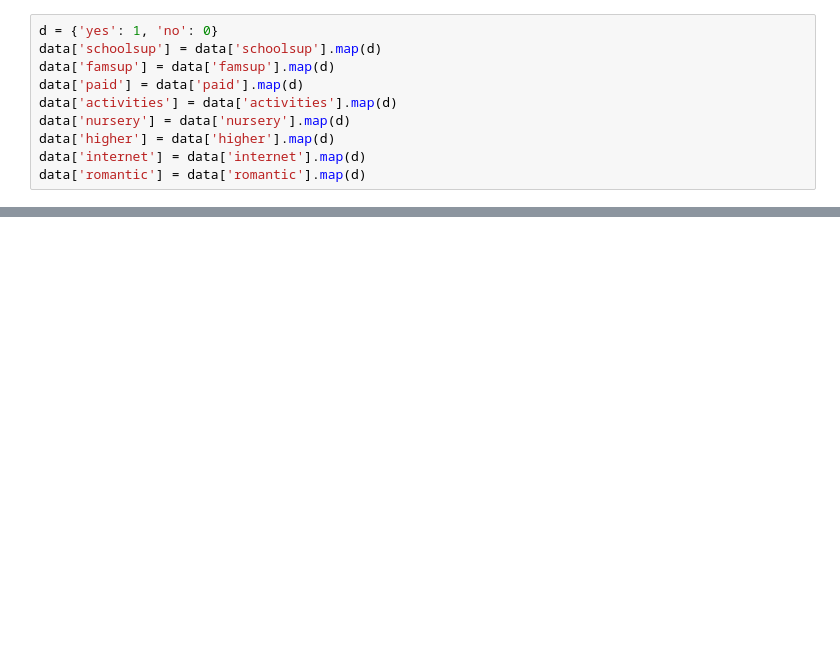
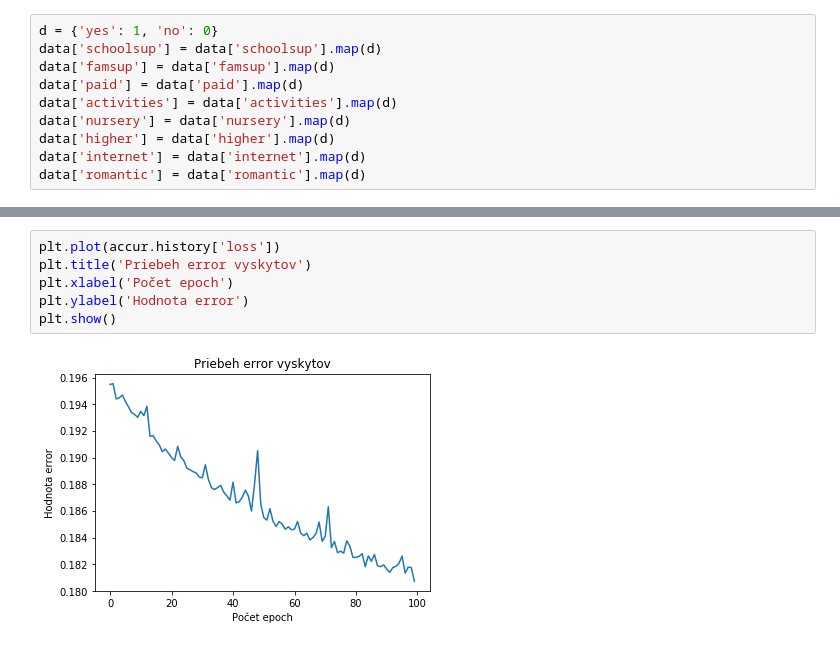
Before and after one commit to georgeob/Chladecka_NS2019, a Jupyter notebook: ziaci_znamky.ipynb, the cells around one changed output, grey strips where cells are left out. Drawn from its saved outputs; the diff is of its cells as text; blank space fills up the shorter version.

```diff
--- a/ziaci_znamky.ipynb
+++ b/ziaci_znamky.ipynb
@@ -150,0 +190,8 @@ X_train, X_test, y_train, y_test = train_test_split(X, y, test_size=0.1, random_
+# %%
+plt.plot(accur.history['loss'])
+plt.title('Priebeh error vyskytov')
+plt.xlabel('Počet epoch')
+plt.ylabel('Hodnota error')
+plt.show()
+# %% [output]
+[figure, added]
```
Also changed, not shown: parts of 30 cells of this notebook.
